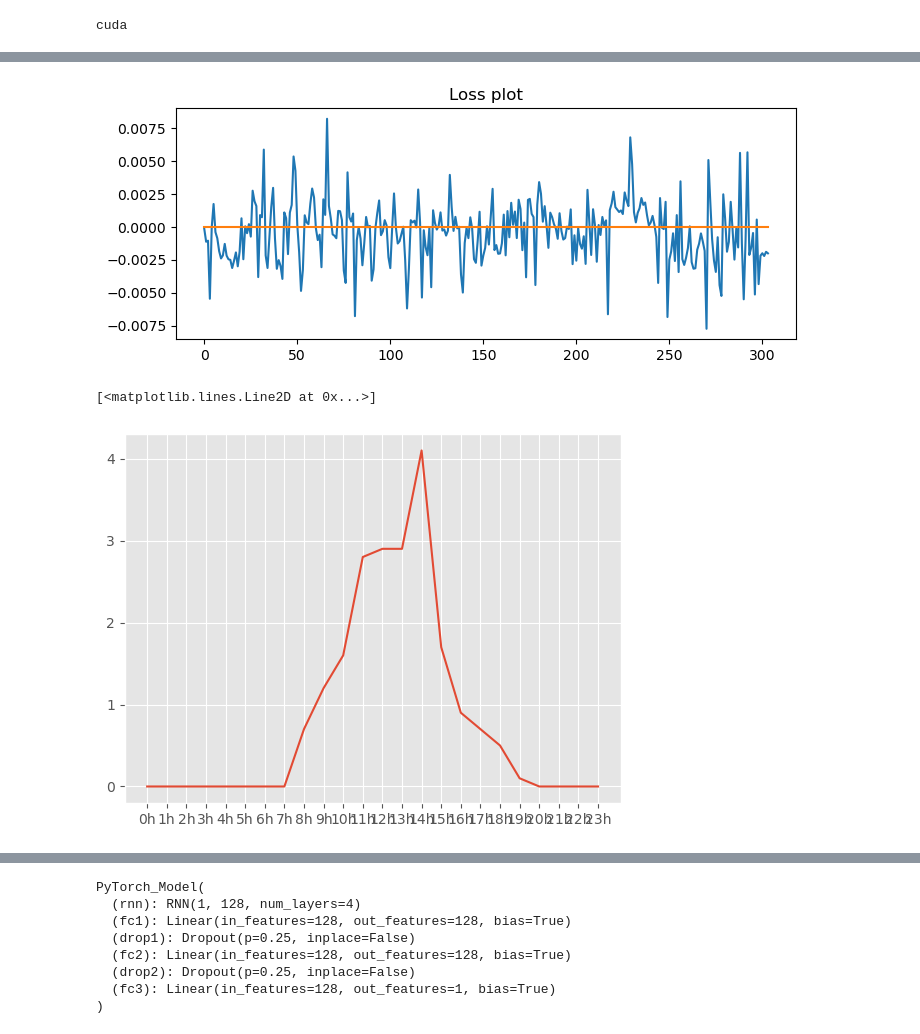
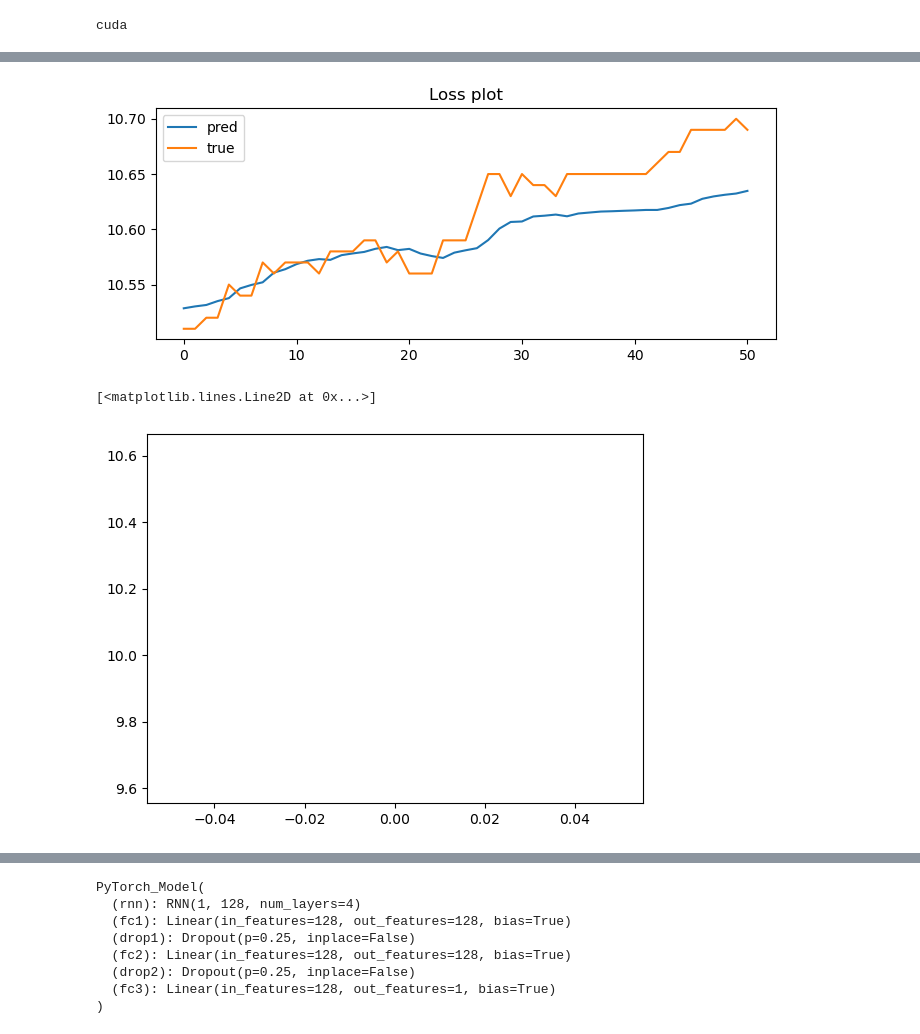
Before and after one commit to dlgkdud/RL-timeseries-forecasting, a Jupyter notebook: data.ipynb, the cells around one changed output, grey strips where cells are left out. Saved outputs shown, nothing was run; the diff lists cells and outputs as text; code cells hidden in the pictures.

```diff
--- a/data.ipynb
+++ b/data.ipynb
@@ -46,7 +168,7 @@ import matplotlib.pyplot as plt
 from sklearn.preprocessing import MinMaxScaler
 
 # 데이터 불러오기
-df = pd.read_csv('./data/태양광 데이터.csv', infer_datetime_format=True, parse_dates=['date'], index_col=['date'])
+df = pd.read_csv('./data/AAC 과거 데이터.csv')['종가']#, infer_datetime_format=True, parse_dates=['date'], index_col=['date'])
 
 # 7일간의 데이터가 입력으로 들어가고 batch size는 임의로 지정
 seq_length = 7
@@ -60,14 +187,17 @@ test_set = df[train_size-seq_length:]
 # %%
 # Input scale
+import numpy as np
 scaler_x = MinMaxScaler()
-scaler_x.fit(train_set.iloc[:, :-1])
+train_set = np.array(train_set).reshape(-1, 1)
+test_set = np.array(test_set).reshape(-1, 1)
+scaler_x.fit(train_set)
 
-train_set.iloc[:, :-1] = scaler_x.transform(train_set.iloc[:, :-1])
-test_set.iloc[:, :-1] = scaler_x.transform(test_set.iloc[:, :-1])
+train_set = scaler_x.transform(train_set)
+test_set = scaler_x.transform(test_set)
 
-# Output scale
-scaler_y = MinMaxScaler()
-scaler_y.fit(train_set.iloc[:, [-1]])
+# # Output scale
+# scaler_y = MinMaxScaler()
+# scaler_y.fit(train_set)
 
-train_set.iloc[:, -1] = scaler_y.transform(train_set.iloc[:, [-1]])
-test_set.iloc[:, -1] = scaler_y.transform(test_set.iloc[:, [-1]])
+# train_set = scaler_y.transform(train_set)
+# test_set = scaler_y.transform(test_set)
@@ -108,7 +243,7 @@ dataloader = DataLoader(dataset,
                         drop_last=True)
 # %%
 # 설정값
-data_dim = 24
+data_dim = 1
 hidden_dim = 10
 output_dim = 1
 learning_rate = 0.01
@@ -221,8 +357,8 @@ with torch.no_grad():
         pred.append(predicted)
 
     # INVERSE
-    pred_inverse = scaler_y.inverse_transform(np.array(pred).reshape(-1, 1))
-    testY_inverse = scaler_y.inverse_transform(testY_tensor)
+    pred_inverse = scaler_x.inverse_transform(np.array(pred).reshape(-1, 1))
+    testY_inverse = scaler_x.inverse_transform(testY_tensor)
 
 def MAE(true, pred):
     return np.mean(np.abs(true-pred))
@@ -233,16 +379,17 @@ MAE SCORE :  0.0017671393916795129
 # %%
 fig = plt.figure(figsize=(8,3))
 plt.plot(np.arange(len(pred_inverse)), pred_inverse, label = 'pred')
 plt.plot(np.arange(len(testY_inverse)), testY_inverse, label = 'true')
 plt.title("Loss plot")
+plt.legend()
 plt.show()
 # %% [output]
-[figure, old version]
+[figure, new version]
 # %%
 plt.plot(df.iloc[0])
 # %% [output]
 [<matplotlib.lines.Line2D at 0x...>]
-[figure, old version]
+[figure, new version]
 # %%
 scaler = MinMaxScaler(feature_range=(0, 1))
 scaler = scaler.fit(df)
```
Also changed, not shown: parts of 21 cells of this notebook, 3 other files.
